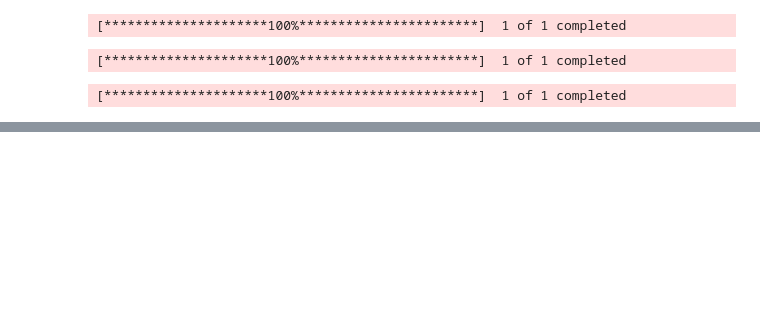
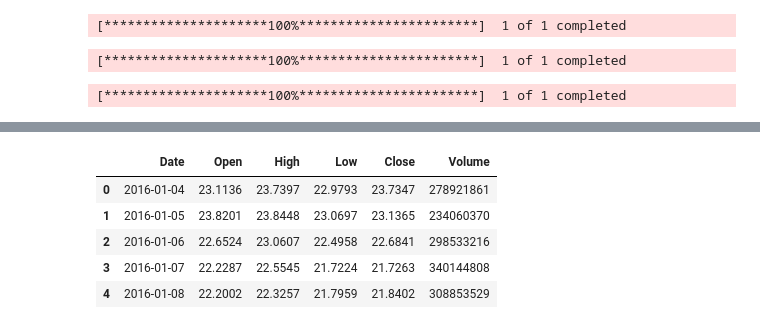
Before and after one commit to MatejLuzak/Identification-of-Patterns-of-Stock-Market-Volatility-in-the-USA-China-and-Europe-Using-AI-Methods, a Jupyter notebook: Kód/StockMarketData.ipynb, the cells around one changed output, grey strips where cells are left out. Saved outputs shown, nothing was run; the diff lists cells and outputs as text; code cells hidden in the pictures; blank space fills up the shorter version.

```diff
--- a/Kód/StockMarketData.ipynb
+++ b/Kód/StockMarketData.ipynb
@@ -100,0 +137,12 @@ ShanghaiComp.describe()
+# %%
+Apple_stooq = pd.read_csv("Apple.inc_stooq.csv")
+Apple_stooq.columns = ["Date", "Open", "High", "Low", "Close", "Volume"]
+# %%
+Apple_stooq.head()
+# %% [output]
+|  | Date | Open | High | Low | Close | Volume |
+| 0 | 2016-01-04 | 23.1136 | 23.7397 | 22.9793 | 23.7347 | 278921861 |
+| 1 | 2016-01-05 | 23.8201 | 23.8448 | 23.0697 | 23.1365 | 234060370 |
+| 2 | 2016-01-06 | 22.6524 | 23.0607 | 22.4958 | 22.6841 | 298533216 |
+| 3 | 2016-01-07 | 22.2287 | 22.5545 | 21.7224 | 21.7263 | 340144808 |
+| 4 | 2016-01-08 | 22.2002 | 22.3257 | 21.7959 | 21.8402 | 308853529 |
```
Also changed, not shown: parts of 10 cells of this notebook.
